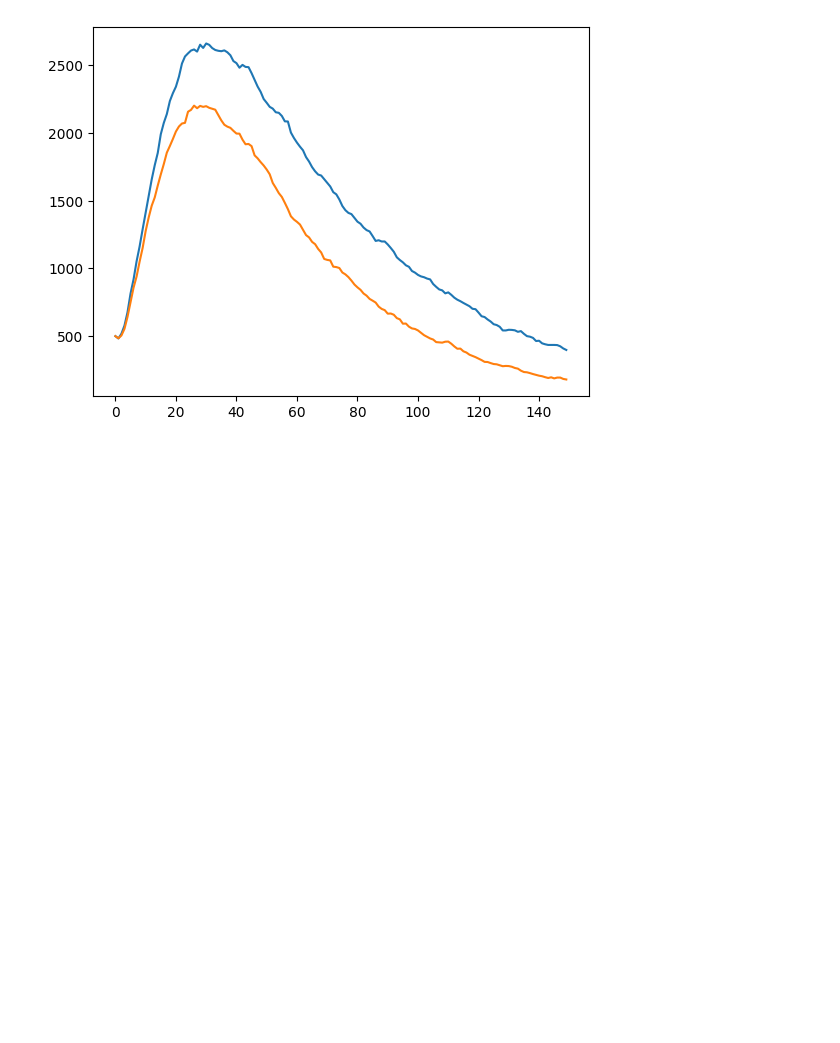
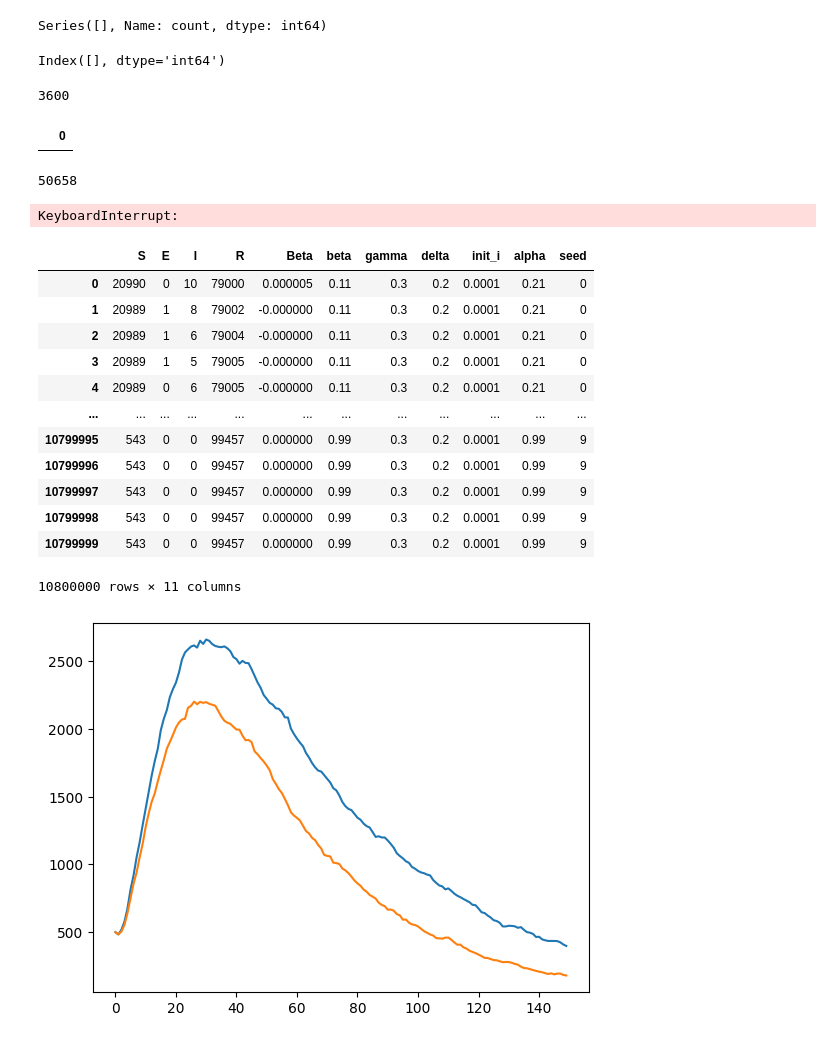
Before and after one commit to Mpkosh/hybrid_surrogate, a Jupyter notebook: notebooks/test.ipynb, the cells around one changed output. Saved outputs shown, nothing was run; the diff lists cells and outputs as text; code cells hidden in the pictures; blank space fills up the shorter version.

```diff
--- a/notebooks/test.ipynb
+++ b/notebooks/test.ipynb
@@ -14,0 +185,16 @@ from source.SEIR_network import SEIRNetworkModel
+# %%
+te[te[0].isin(aa.values)][1].value_counts()
+# %% [output]
+Series([], Name: count, dtype: int64)
+# %%
+te[te[0].isin(aa.values)].index
+# %% [output]
+Index([], dtype='int64')
+# %%
+w.drop_duplicates()[0].str.split('_seed', expand=True)[0].nunique()
+# %% [output]
+3600
+# %%
+w.loc[te[te[0].isin(aa.values)].index]
+# %% [output]
+|  | 0 |
@@ -14,0 +221,19 @@ from source.SEIR_network import SEIRNetworkModel
+# %%
+len(chosen)
+# %% [output]
+50658
+# %%
+full = pd.DataFrame()
+
+for i in f[:5000]:
+    df = pd.read_csv(i)
+    if df.I.max() > 50:
+        _, beta, gamma, delta, init_i, alpha, _, seed = i.split('\\')[-1].split('_')
+        seed= seed[:-4]
+        for string, param in zip(['beta','gamma','delta','init_i','alpha','seed'],
+                                [beta, gamma, delta, init_i, alpha, seed]):
+            df[string] = param
+
+        full = pd.concat([full, df])
+# %% [output]
+KeyboardInterrupt:
@@ -14,0 +244,16 @@ from source.SEIR_network import SEIRNetworkModel
+# %%
+pd.read_csv('all_sw_100k.csv')
+# %% [output]
+|  | S | E | I | R | Beta | beta | gamma | delta | init_i | alpha | seed |
+| 0 | 20990 | 0 | 10 | 79000 | 0.000005 | 0.11 | 0.3 | 0.2 | 0.0001 | 0.21 | 0 |
+| 1 | 20989 | 1 | 8 | 79002 | -0.000000 | 0.11 | 0.3 | 0.2 | 0.0001 | 0.21 | 0 |
+| 2 | 20989 | 1 | 6 | 79004 | -0.000000 | 0.11 | 0.3 | 0.2 | 0.0001 | 0.21 | 0 |
+| 3 | 20989 | 1 | 5 | 79005 | -0.000000 | 0.11 | 0.3 | 0.2 | 0.0001 | 0.21 | 0 |
+| 4 | 20989 | 0 | 6 | 79005 | -0.000000 | 0.11 | 0.3 | 0.2 | 0.0001 | 0.21 | 0 |
+| ... | ... | ... | ... | ... | ... | ... | ... | ... | ... | ... | ... |
+| 10799995 | 543 | 0 | 0 | 99457 | 0.000000 | 0.99 | 0.3 | 0.2 | 0.0001 | 0.99 | 9 |
+| 10799996 | 543 | 0 | 0 | 99457 | 0.000000 | 0.99 | 0.3 | 0.2 | 0.0001 | 0.99 | 9 |
+| 10799997 | 543 | 0 | 0 | 99457 | 0.000000 | 0.99 | 0.3 | 0.2 | 0.0001 | 0.99 | 9 |
+| 10799998 | 543 | 0 | 0 | 99457 | 0.000000 | 0.99 | 0.3 | 0.2 | 0.0001 | 0.99 | 9 |
+| 10799999 | 543 | 0 | 0 | 99457 | 0.000000 | 0.99 | 0.3 | 0.2 | 0.0001 | 0.99 | 9 |
+10800000 rows × 11 columns
```
Also changed, not shown: parts of 28 cells of this notebook, 19 other files.
